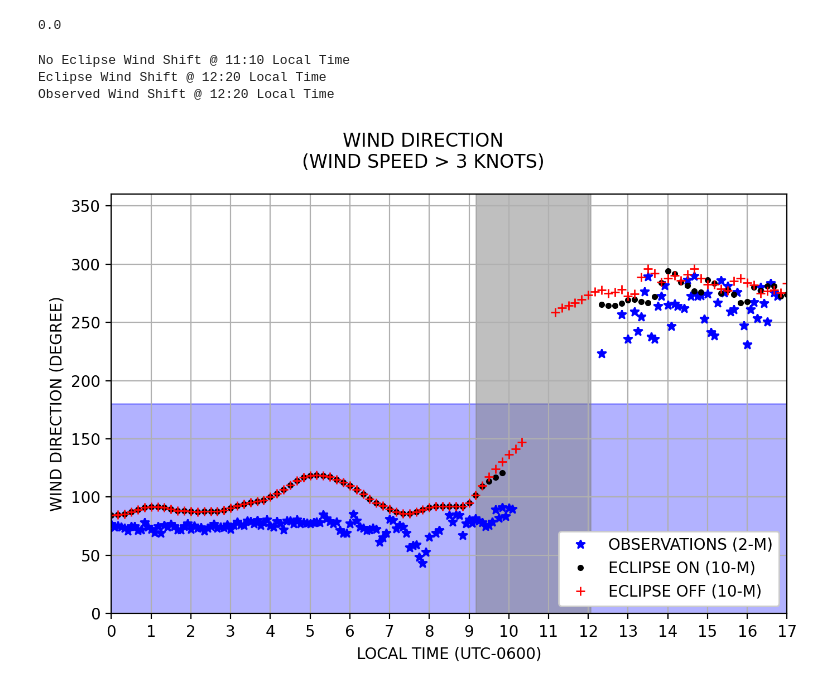
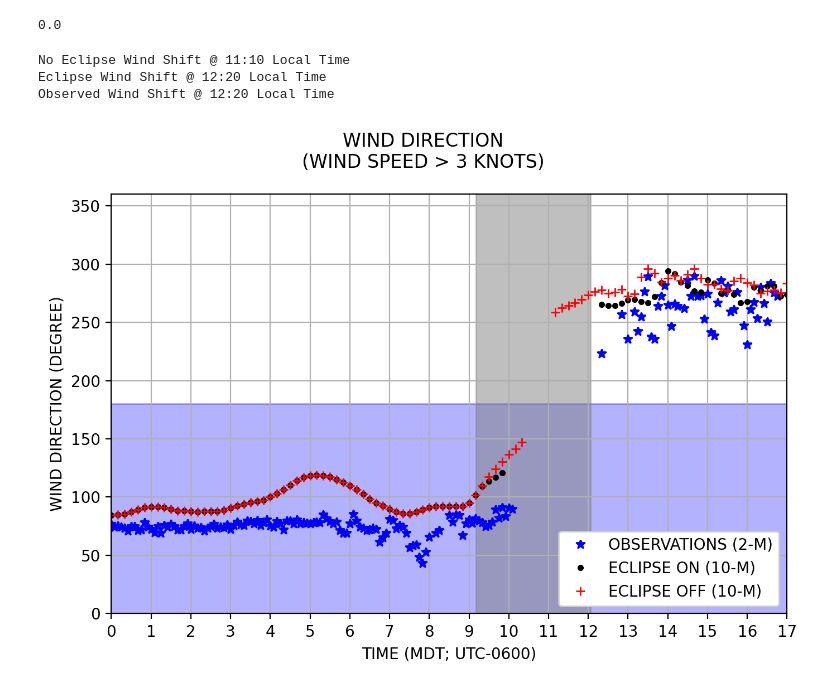
Before and after one commit to jwmarquis/Eclipse_Mountain_Valley_Circulation, a Jupyter notebook: surface_obs.ipynb, the cells around one changed output. Cells and saved outputs as stored; diff of their text form; code cells hidden in the pictures.

```diff
--- a/surface_obs.ipynb
+++ b/surface_obs.ipynb
@@ -171,32 +171,32 @@ dir_obs_masked[mask_obs] = np.nan
 first_ind = np.where(dir_no_eclipse_pccc[468:650].magnitude>180)[0][0]
 first_time = hours[468+first_ind]
 print("No Eclipse Wind Shift @ %02i:%02i Local Time"%(int(first_time),round(60*(first_time-int(first_time)))))
 first_ind = np.where(dir_eclipse_pccc[468:650].magnitude>180)[0][0]
 first_time = hours[468+first_ind]
 print("Eclipse Wind Shift @ %02i:%02i Local Time"%(int(first_time),round(60*(first_time-int(first_time)))))
 first_ind = np.where((obs_hours>0) & (dir_obs_masked>180))[0][0]
 first_time = obs_hours[first_ind]
 print("Observed Wind Shift @ %02i:%02i Local Time"%(int(first_time),round(60*(first_time-int(first_time)))))
 
 
 ax=plt.subplot(111)
 ax.plot(obs_hours,dir_obs_masked,'*b',label='OBSERVATIONS (2-M)')
 ax.plot(hours[468:650],dir_eclipse_pccc[468:650],'.k',label='ECLIPSE ON (10-M)')
 ax.plot(hours[468:650],dir_no_eclipse_pccc[468:650],'+r',label='ECLIPSE OFF (10-M)')
 plt.legend(facecolor='w',framealpha=1,loc="lower right")
 ax.fill_between(hours[468:650],0,180,color='b',alpha=0.3)
 ax.axvspan(9.18,12.06,0,360,color='gray',alpha=0.5)
 plt.ylim(0,360)
 plt.xlim(0,17)
 ax.set_xticks(range(18))
 plt.grid()
 fig.suptitle('WIND DIRECTION\n(WIND SPEED > 3 KNOTS)')
 plt.ylabel('WIND DIRECTION (DEGREE)')
-plt.xlabel('LOCAL TIME (UTC-0600)')
+plt.xlabel('TIME (MDT; UTC-0600)')
 fig.tight_layout()
 plt.savefig("wind_dir_10m.png",bbox_inches='tight')
 # %% [output]
 No Eclipse Wind Shift @ 11:10 Local Time
 Eclipse Wind Shift @ 12:20 Local Time
 Observed Wind Shift @ 12:20 Local Time
-[figure, old version]
+[figure, new version]
```
Also changed, not shown: parts of 1 cell of this notebook, 3 other files.
